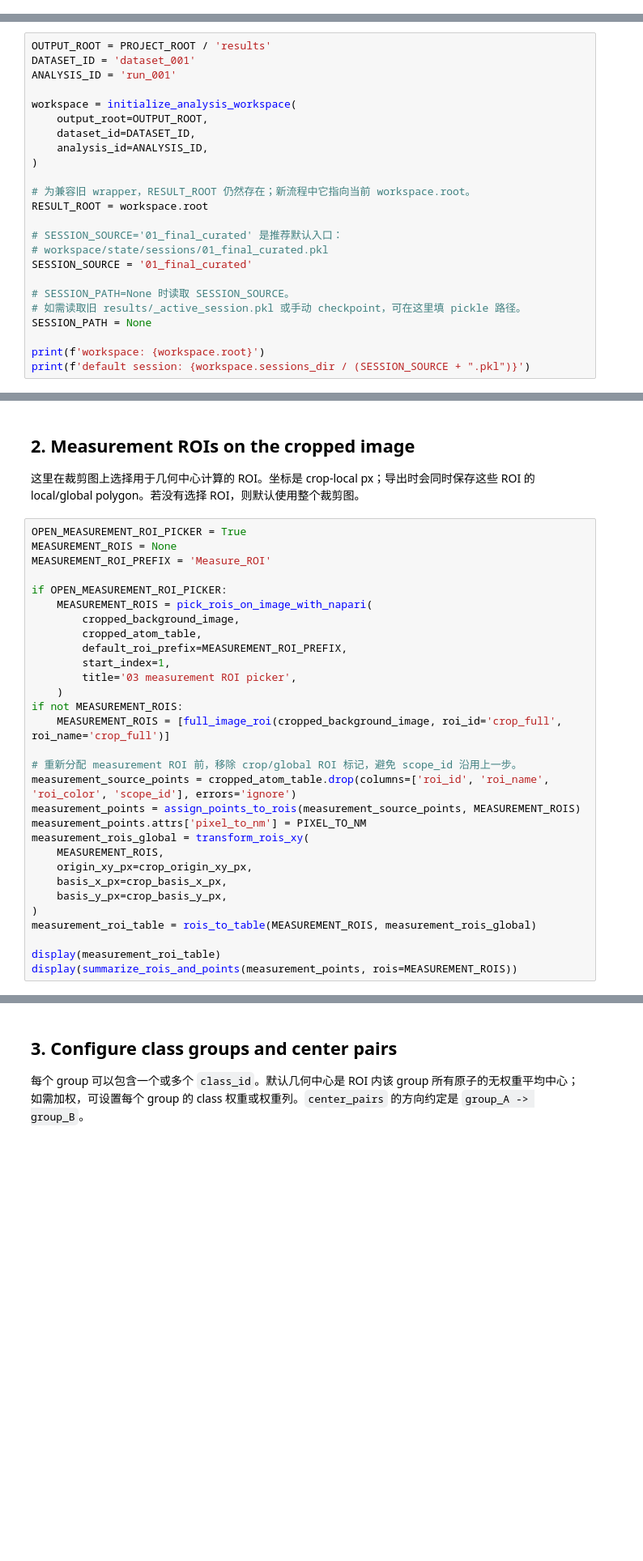
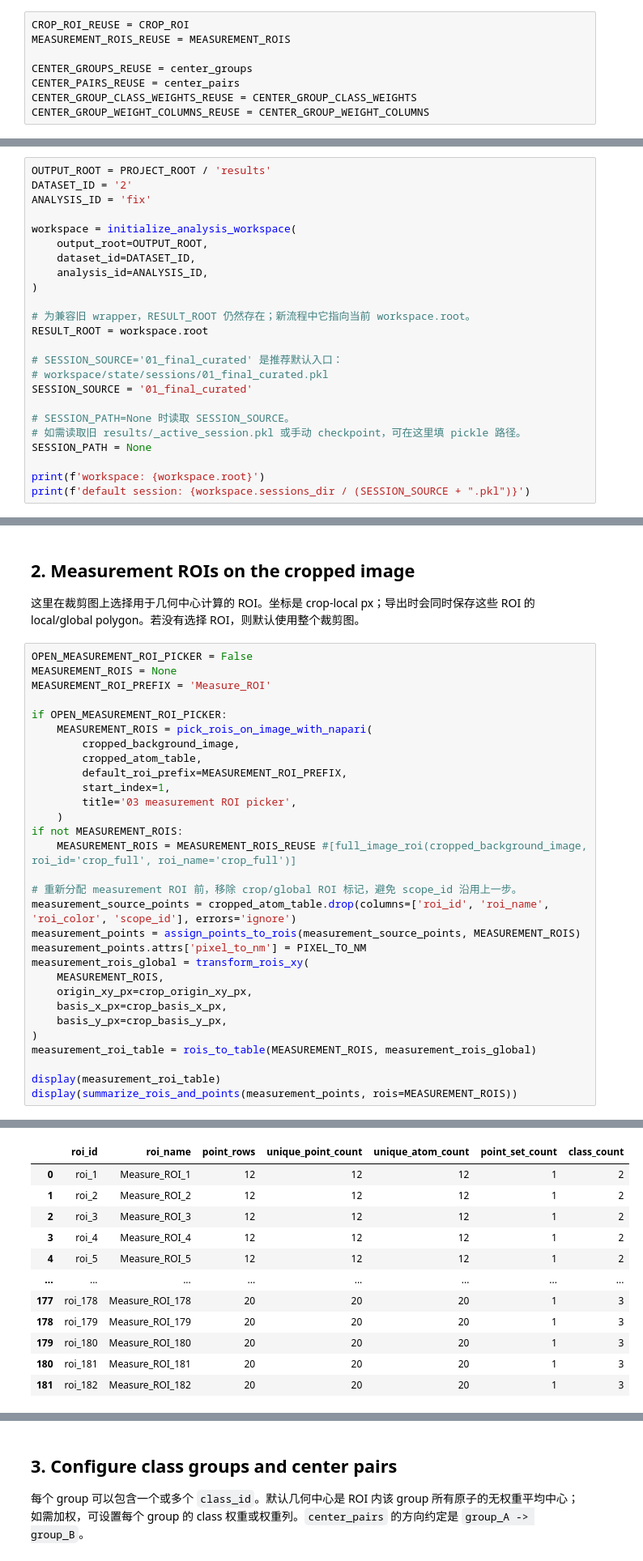
Before and after one commit to BIUBIUKK2001/atom_analysis_manual, a Jupyter notebook: notebooks/03_Cropped_group_centroid_analysis.ipynb, the cells around one changed output, grey strips where cells are left out. Shown at 81% size. Cells and saved outputs as stored; diff of their text form; blank space fills up the shorter version.

Commit message:
Update analysis notebooks

```diff
--- a/notebooks/03_Cropped_group_centroid_analysis.ipynb
+++ b/notebooks/03_Cropped_group_centroid_analysis.ipynb
@@ -68,14 +68,22 @@ def rois_to_table(local_rois, global_rois=None):
             'enabled': bool(local_roi.enabled),
         })
     return pd.DataFrame(rows)
+# %%
+CROP_ROI_REUSE = CROP_ROI
+MEASUREMENT_ROIS_REUSE = MEASUREMENT_ROIS
+
+CENTER_GROUPS_REUSE = center_groups
+CENTER_PAIRS_REUSE = center_pairs
+CENTER_GROUP_CLASS_WEIGHTS_REUSE = CENTER_GROUP_CLASS_WEIGHTS
+CENTER_GROUP_WEIGHT_COLUMNS_REUSE = CENTER_GROUP_WEIGHT_COLUMNS
 # %% [markdown]
 ## 0. Workspace parameters
 
 这一格只定义当前 dataset/run 的统一 workspace。03 默认从 `workspace/state/sessions/01_final_curated.pkl` 读取 01 的最终 curated session，并把所有 03 输出写入 canonical `03_group_centroid/`。
 # %%
 OUTPUT_ROOT = PROJECT_ROOT / 'results'
-DATASET_ID = 'dataset_001'
-ANALYSIS_ID = 'run_001'
+DATASET_ID = '2'
+ANALYSIS_ID = 'fix'
 
 workspace = initialize_analysis_workspace(
     output_root=OUTPUT_ROOT,
@@ -192,7 +231,7 @@ display(summarize_rois_and_points(cropped_atom_table))
 
 这里在裁剪图上选择用于几何中心计算的 ROI。坐标是 crop-local px；导出时会同时保存这些 ROI 的 local/global polygon。若没有选择 ROI，则默认使用整个裁剪图。
 # %%
-OPEN_MEASUREMENT_ROI_PICKER = True
+OPEN_MEASUREMENT_ROI_PICKER = False
 MEASUREMENT_ROIS = None
 MEASUREMENT_ROI_PREFIX = 'Measure_ROI'
 
@@ -205,7 +244,7 @@ if OPEN_MEASUREMENT_ROI_PICKER:
         title='03 measurement ROI picker',
     )
 if not MEASUREMENT_ROIS:
-    MEASUREMENT_ROIS = [full_image_roi(cropped_background_image, roi_id='crop_full', roi_name='crop_full')]
+    MEASUREMENT_ROIS = MEASUREMENT_ROIS_REUSE #[full_image_roi(cropped_background_image, roi_id='crop_full', roi_name='crop_full')]
 
 # 重新分配 measurement ROI 前，移除 crop/global ROI 标记，避免 scope_id 沿用上一步。
 measurement_source_points = cropped_atom_table.drop(columns=['roi_id', 'roi_name', 'roi_color', 'scope_id'], errors='ignore')
@@ -221,3 +260,4 @@ measurement_roi_table = rois_to_table(MEASUREMENT_ROIS, measurement_rois_global)
 
 display(measurement_roi_table)
 display(summarize_rois_and_points(measurement_points, rois=MEASUREMENT_ROIS))
+# %% [output]
@@ -223,0 +277,12 @@ display(summarize_rois_and_points(measurement_points, rois=MEASUREMENT_ROIS))
+|  | roi_id | roi_name | point_rows | unique_point_count | unique_atom_count | point_set_count | class_count |
+| 0 | roi_1 | Measure_ROI_1 | 12 | 12 | 12 | 1 | 2 |
+| 1 | roi_2 | Measure_ROI_2 | 12 | 12 | 12 | 1 | 2 |
+| 2 | roi_3 | Measure_ROI_3 | 12 | 12 | 12 | 1 | 2 |
+| 3 | roi_4 | Measure_ROI_4 | 12 | 12 | 12 | 1 | 2 |
+| 4 | roi_5 | Measure_ROI_5 | 12 | 12 | 12 | 1 | 2 |
+| ... | ... | ... | ... | ... | ... | ... | ... |
+| 177 | roi_178 | Measure_ROI_178 | 20 | 20 | 20 | 1 | 3 |
+| 178 | roi_179 | Measure_ROI_179 | 20 | 20 | 20 | 1 | 3 |
+| 179 | roi_180 | Measure_ROI_180 | 20 | 20 | 20 | 1 | 3 |
+| 180 | roi_181 | Measure_ROI_181 | 20 | 20 | 20 | 1 | 3 |
+| 181 | roi_182 | Measure_ROI_182 | 20 | 20 | 20 | 1 | 3 |
```
Also changed, not shown: parts of 10 cells of this notebook, 4 other files.
